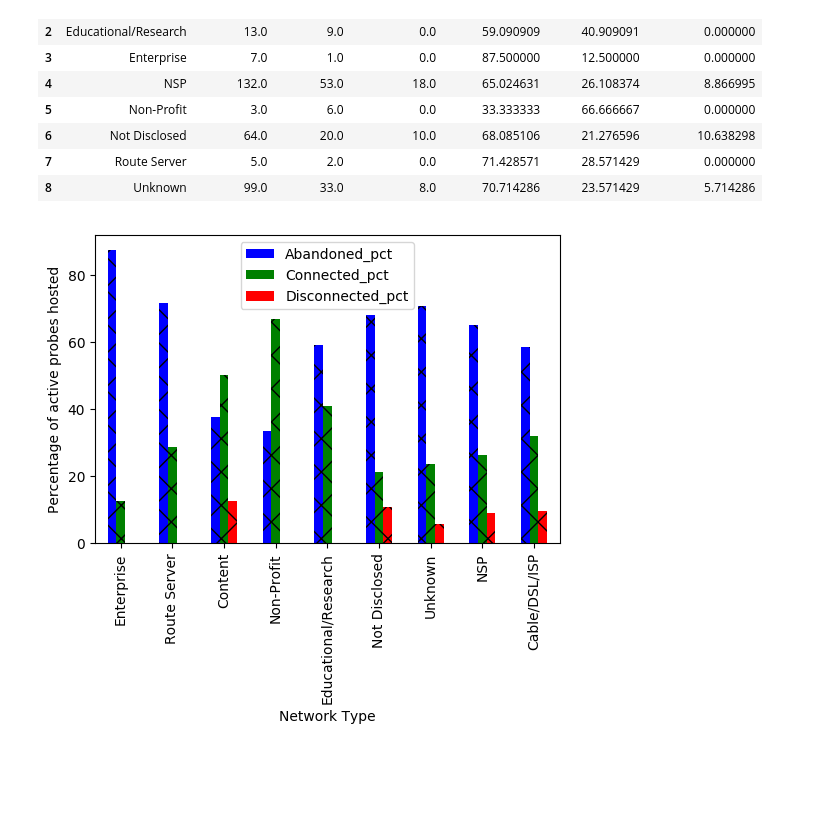
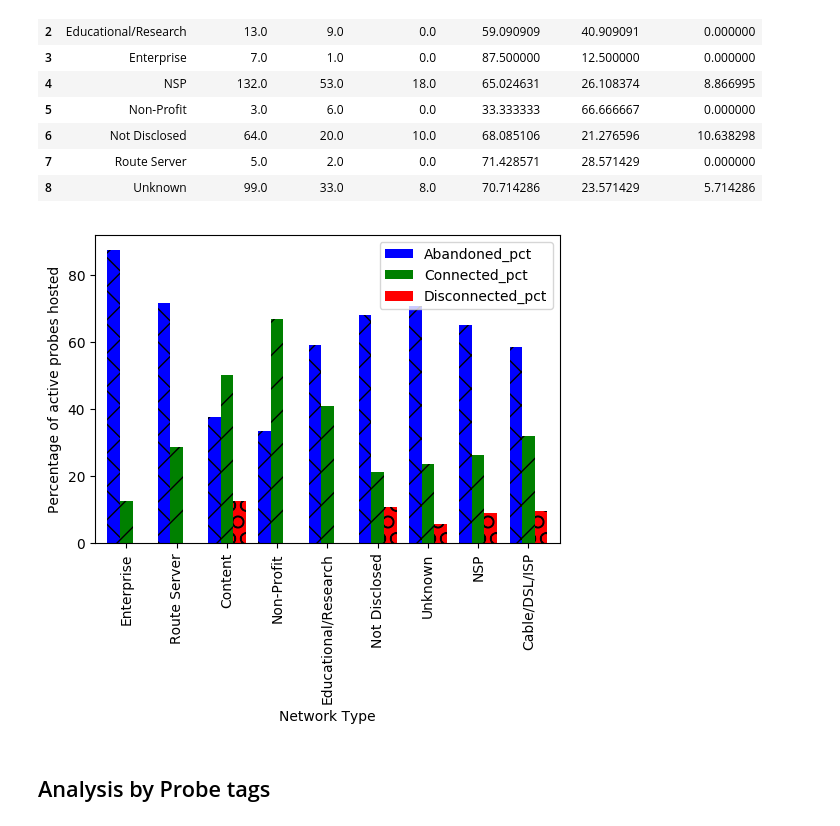
Before and after one commit to AFRINIC-Labs/Africa_Internet_Measurement_Survey, a Jupyter notebook: platforms-africa.ipynb, the cells around one changed output. Saved outputs shown, nothing was run; the diff lists cells and outputs as text; code cells hidden in the pictures; blank space fills up the shorter version.

```diff
--- a/platforms-africa.ipynb
+++ b/platforms-africa.ipynb
@@ -364,13 +394,13 @@ plt.show()
 # %% [output]
 [figure]
 # %%
-df1 = pd.DataFrame(columns=['cc','asn_covered','asn_allocated'])
+# df1 = pd.DataFrame(columns=['cc','asn_covered','asn_allocated'])
 
-for cc in df_probes_asn.iloc[:,[20]].drop_duplicates().dropna().cc.values:
-    try:
-        df1.append({'cc':cc, 'asn_covered': getCountASN(cc, df_probes_asn), 'asn_allocated':getTotalAllocated(cc, df_allocated_afrinic)}, ignore_index=True)
-    except KeyError as e:
-        pass
+# for cc in df_probes_asn.iloc[:,[20]].drop_duplicates().dropna().cc.values:
+#     try:
+#         df1.append({'cc':cc, 'asn_covered': getCountASN(cc, df_probes_asn), 'asn_allocated':getTotalAllocated(cc, df_allocated_afrinic)}, ignore_index=True)
+#     except KeyError as e:
+#         pass
 
-df1
+# df1
 # %% [output]
@@ -620,0 +659,4 @@ df_probes.to_csv('data/asn_distribution.csv')
+# %%
+df_networktype = pd.read_csv('data/network_type.csv')
+df_probes['network_type'] = df_probes.apply(lambda x: df_networktype.loc[df_networktype.asn_v4==x['asn_v4'],'network_type'].values[0], axis=1)
+df_probes.head()
@@ -638,19 +687,21 @@ df_agg
 # %%
 ax = df_agg.sort_values(by='Connected', ascending=True).plot.bar(x='network_type',
                                                                  y=['Abandoned_pct','Connected_pct','Disconnected_pct'],
-                                                                 stacked=False, figsize=(6,4), color=('blue', 'green', 'red'), rot=90)
+                                                                 stacked=False, figsize=(6,4), color=('blue', 'green', 'red'), rot=90, width=0.75)
 plt.ylabel('Percentage of active probes hosted')
 plt.xlabel('Network Type')
 
 bars = ax.patches
-hatches = ''.join(h*len(df) for h in 'x/O.')
+hatches = ''.join(h*len(df_agg) for h in 'x/O.')
 
 for bar, hatch in zip(bars, hatches):
     bar.set_hatch(hatch)
 
 
 
 plt.savefig("data/plots/probes_distribution_by_networktype_pct.pdf", bbox="tight")
 plt.show()
 # %% [output]
-[figure, old version]
+[figure, new version]
+# %% [markdown]
+## Analysis by Probe tags
```
Also changed, not shown: parts of 9 cells of this notebook, 4 other files.
